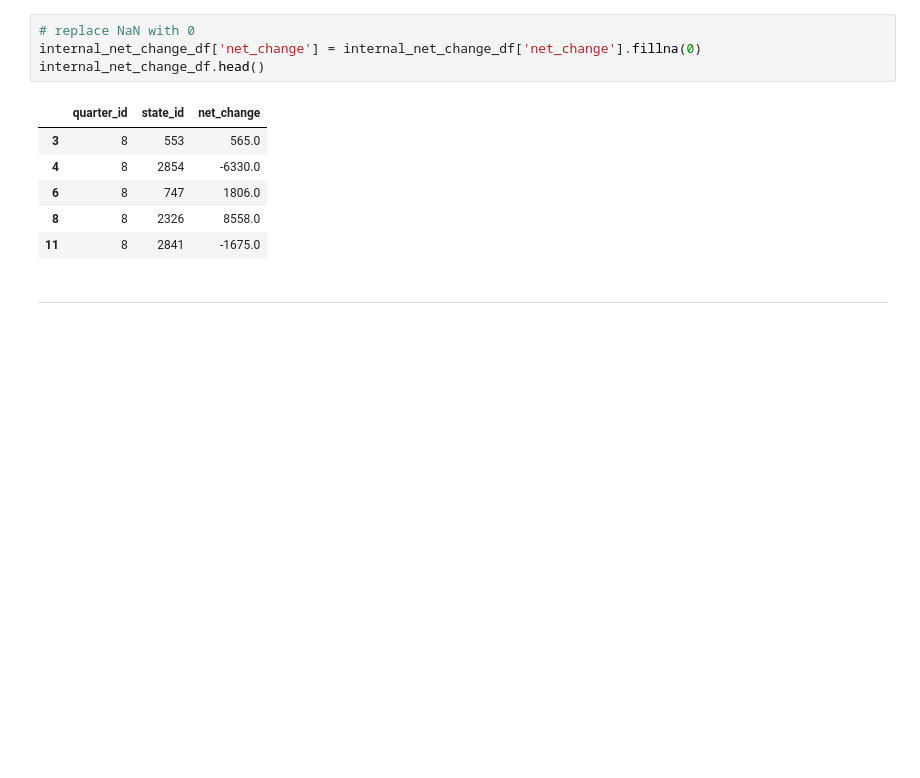
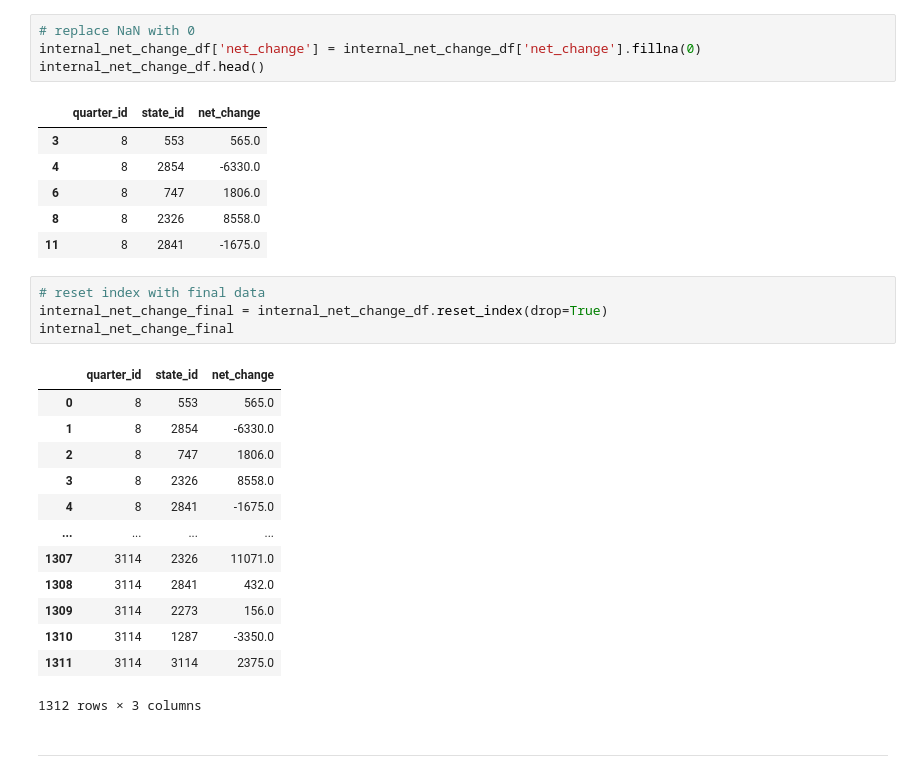
Before and after one commit to jonowood/Project_2, a Jupyter notebook: ETL/Clean_Test.ipynb, the cells around one changed output. Drawn from its saved outputs; the diff is of its cells as text; blank space fills up the shorter version.

```diff
--- a/ETL/Clean_Test.ipynb
+++ b/ETL/Clean_Test.ipynb
@@ -365,6 +416,24 @@ internal_net_change_df.head()
 | 6 | 8 | 747 | 1806.0 |
 | 8 | 8 | 2326 | 8558.0 |
 | 11 | 8 | 2841 | -1675.0 |
+# %%
+# reset index with final data
+internal_net_change_final = internal_net_change_df.reset_index(drop=True)
+internal_net_change_final
+# %% [output]
+|  | quarter_id | state_id | net_change |
+| 0 | 8 | 553 | 565.0 |
+| 1 | 8 | 2854 | -6330.0 |
+| 2 | 8 | 747 | 1806.0 |
+| 3 | 8 | 2326 | 8558.0 |
+| 4 | 8 | 2841 | -1675.0 |
+| ... | ... | ... | ... |
+| 1307 | 3114 | 2326 | 11071.0 |
+| 1308 | 3114 | 2841 | 432.0 |
+| 1309 | 3114 | 2273 | 156.0 |
+| 1310 | 3114 | 1287 | -3350.0 |
+| 1311 | 3114 | 3114 | 2375.0 |
+1312 rows × 3 columns
 # %% [markdown]
 ----------
 # %% [markdown]
```
Also changed, not shown: parts of 17 cells of this notebook.
